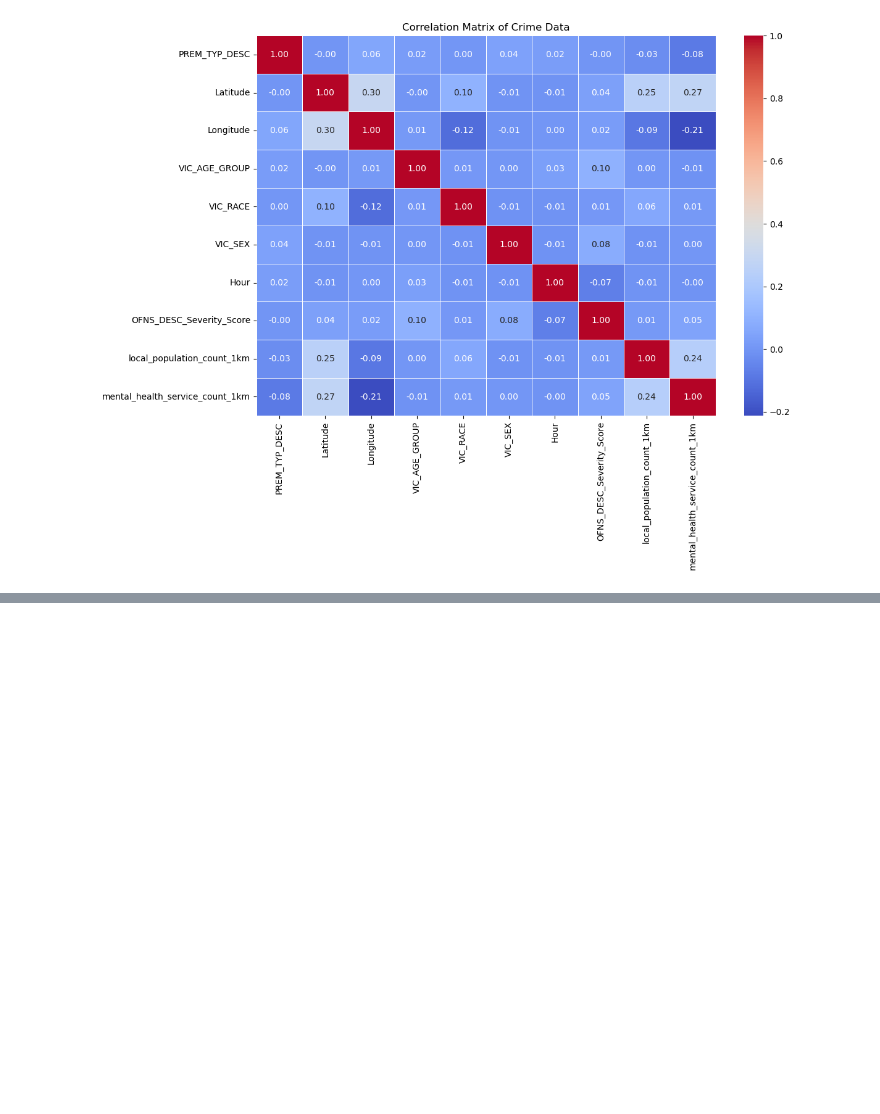
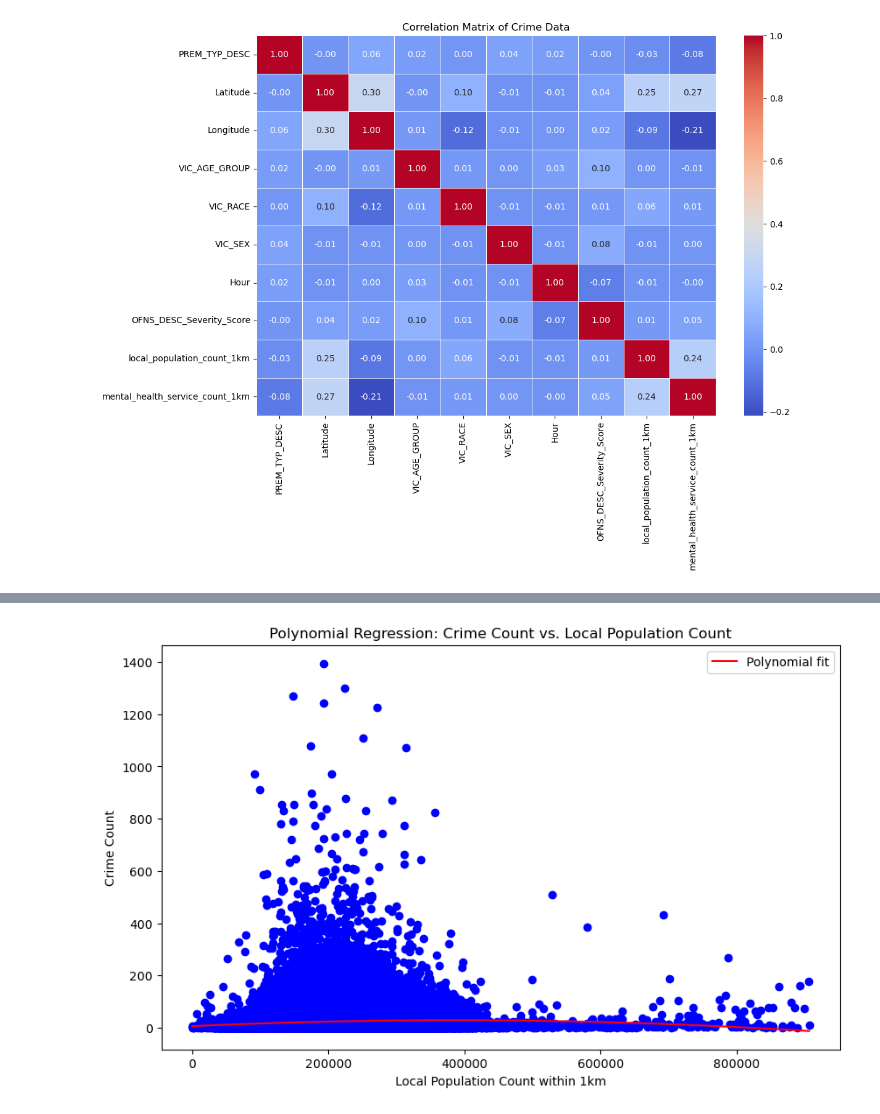
Before and after one commit to rudedoc/data-analytics, a Jupyter notebook: scripts/7 - NYPD Complaints Data Exploration.ipynb, the cells around one changed output, grey strips where cells are left out. Saved outputs shown, nothing was run; the diff lists cells and outputs as text; code cells hidden in the pictures; blank space fills up the shorter version.

```diff
--- a/scripts/7 - NYPD Complaints Data Exploration.ipynb
+++ b/scripts/7 - NYPD Complaints Data Exploration.ipynb
@@ -226,0 +322,24 @@ df.describe()
+# %%
+from sklearn.preprocessing import PolynomialFeatures
+from sklearn.pipeline import make_pipeline
+
+# Create a polynomial regression model of the 2nd degree
+poly_model = make_pipeline(PolynomialFeatures(2), LinearRegression())
+
+# Fit the model
+poly_model.fit(X.reshape(-1, 1), y)
+
+# Predict and plot
+X_fit = np.linspace(X.min(), X.max(), 100)
+y_poly_fit = poly_model.predict(X_fit.reshape(-1, 1))
+
+plt.figure(figsize=(10, 6))
+plt.scatter(X, y, color='blue')
+plt.plot(X_fit, y_poly_fit, color='red', label='Polynomial fit')
+plt.title('Polynomial Regression: Crime Count vs. Local Population Count')
+plt.xlabel('Local Population Count within 1km')
+plt.ylabel('Crime Count')
+plt.legend()
+plt.show()
+# %% [output]
+[figure, added]
```
Also changed, not shown: parts of 10 cells of this notebook, 1 other file.
